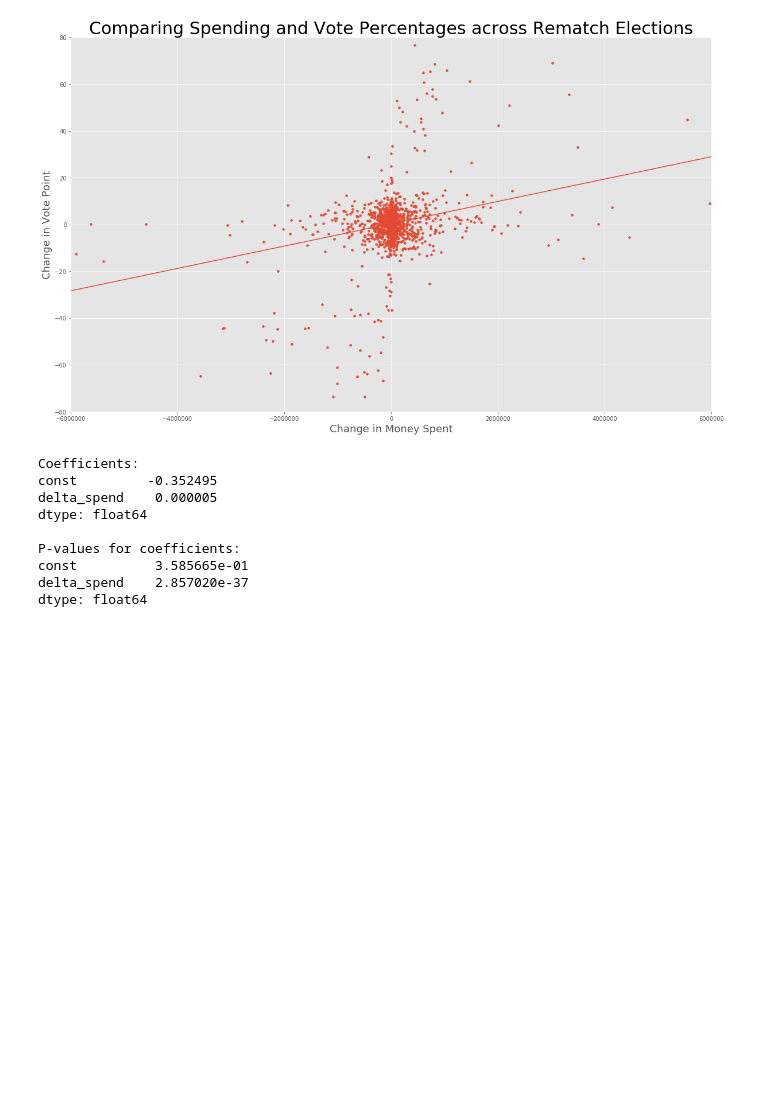
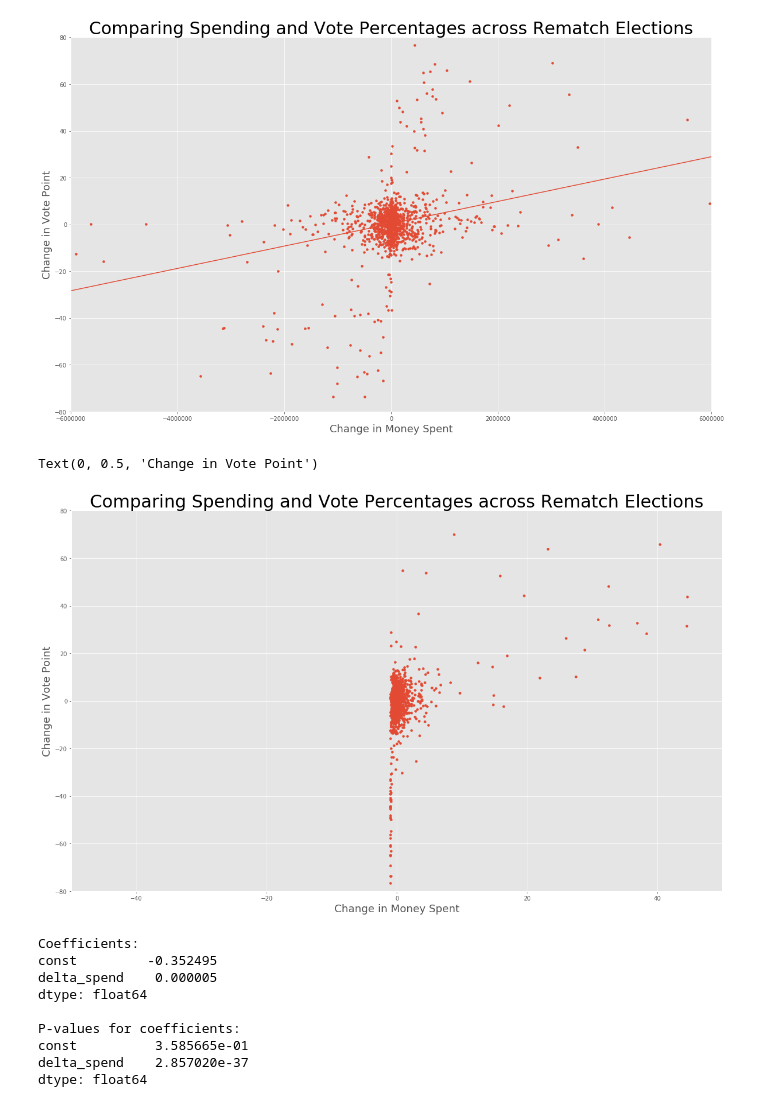
Before and after one commit to kellystroh/Federal-Election-Funding, a Jupyter notebook: rematch_df.ipynb, the cells around one changed output. Cells and saved outputs as stored; diff of their text form; code cells hidden in the pictures; blank space fills up the shorter version.

```diff
--- a/rematch_df.ipynb
+++ b/rematch_df.ipynb
@@ -200,6 +210,22 @@ ax.set_ylabel('Change in Vote Point', fontsize=18)
 # %% [output]
 Text(0, 0.5, 'Change in Vote Point')
 [figure]
+# %%
+plot_all = rematch_df[['delta_vote', 'delta_spend_%']]
+x = plot_all['delta_vote']
+y = plot_all['delta_spend_%']
+fig, ax = plt.subplots(1, figsize=(20,12))
+#z = np.linspace(-6000000, 6000000, num=1200)
+#ax.plot(z, all_f(z), '-')
+ax.scatter(y, x, alpha=1, s=15)
+ax.set_xlim(-50,50)
+ax.set_ylim(-80, 80)
+ax.set_title('Comparing Spending and Vote Percentages across Rematch Elections', fontsize=30)
+ax.set_xlabel('Change in Money Spent', fontsize=18)
+ax.set_ylabel('Change in Vote Point', fontsize=18)
+# %% [output]
+Text(0, 0.5, 'Change in Vote Point')
+[figure, added]
 # %%
 import statsmodels.api as sm
 df = rematch_df[['delta_vote', 'delta_spend']]
```
Also changed, not shown: parts of 12 cells of this notebook, 3 other files.
